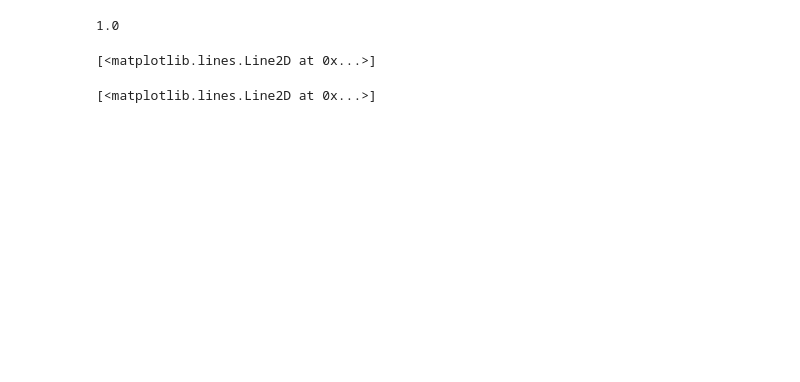
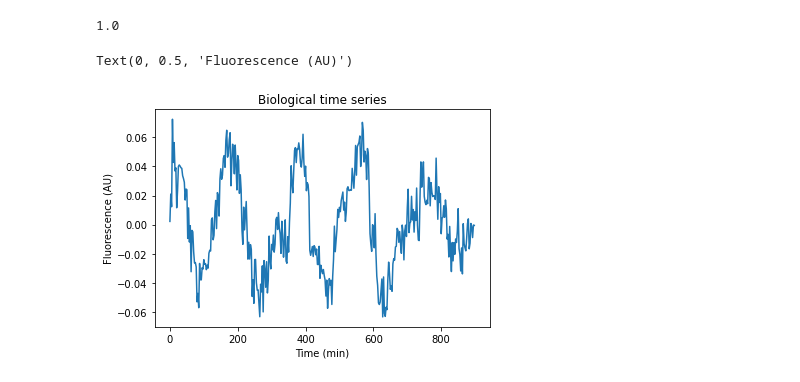
Before and after one commit to arinwongprommoon/gh-sl-time-series-pipeline, a Jupyter notebook: ar_sandbox_2021.ipynb, the cells around one changed output. Saved outputs shown, nothing was run; the diff lists cells and outputs as text; code cells hidden in the pictures; blank space fills up the shorter version.

```diff
--- a/ar_sandbox_2021.ipynb
+++ b/ar_sandbox_2021.ipynb
@@ -85,5 +84,7 @@ Flavin.cells[cell_index].plot_ts(y_attr='flavin.reading_processed')
 # %%
+# Fitting and estimating parameters
 timeseries = Flavin.cells[cell_index].flavin.reading_processed
+timeaxis = Flavin.cells[cell_index].time
 
 from pipeline.ar_grima2020 import AR_Fit, AR_Power, optimise_ar_order
 
@@ -122,11 +151,12 @@ for index in range(model.length):
 model.ar_coeffs[0]
 # %% [output]
 1.0
-# %%
-plt.plot(timeseries)
-# %% [output]
-[<matplotlib.lines.Line2D at 0x...>]
-# %%
-plt.plot(timeseries_modelled)
-# %% [output]
-[<matplotlib.lines.Line2D at 0x...>]
+# %%
+# Time series
+plt.plot(timeaxis, timeseries)
+plt.title('Biological time series')
+plt.xlabel('Time (min)')
+plt.ylabel('Fluorescence (AU)')
+# %% [output]
+Text(0, 0.5, 'Fluorescence (AU)')
+[figure, added]
```
Also changed, not shown: parts of 13 cells of this notebook.
